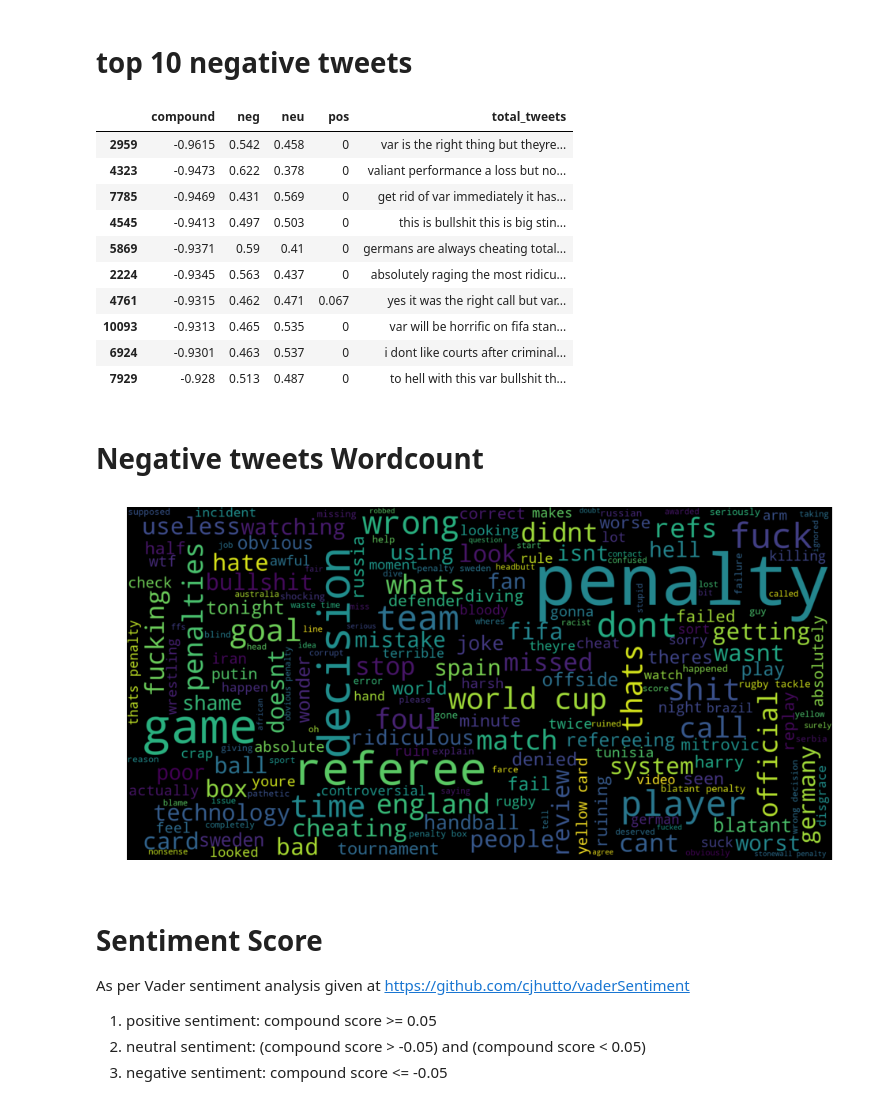
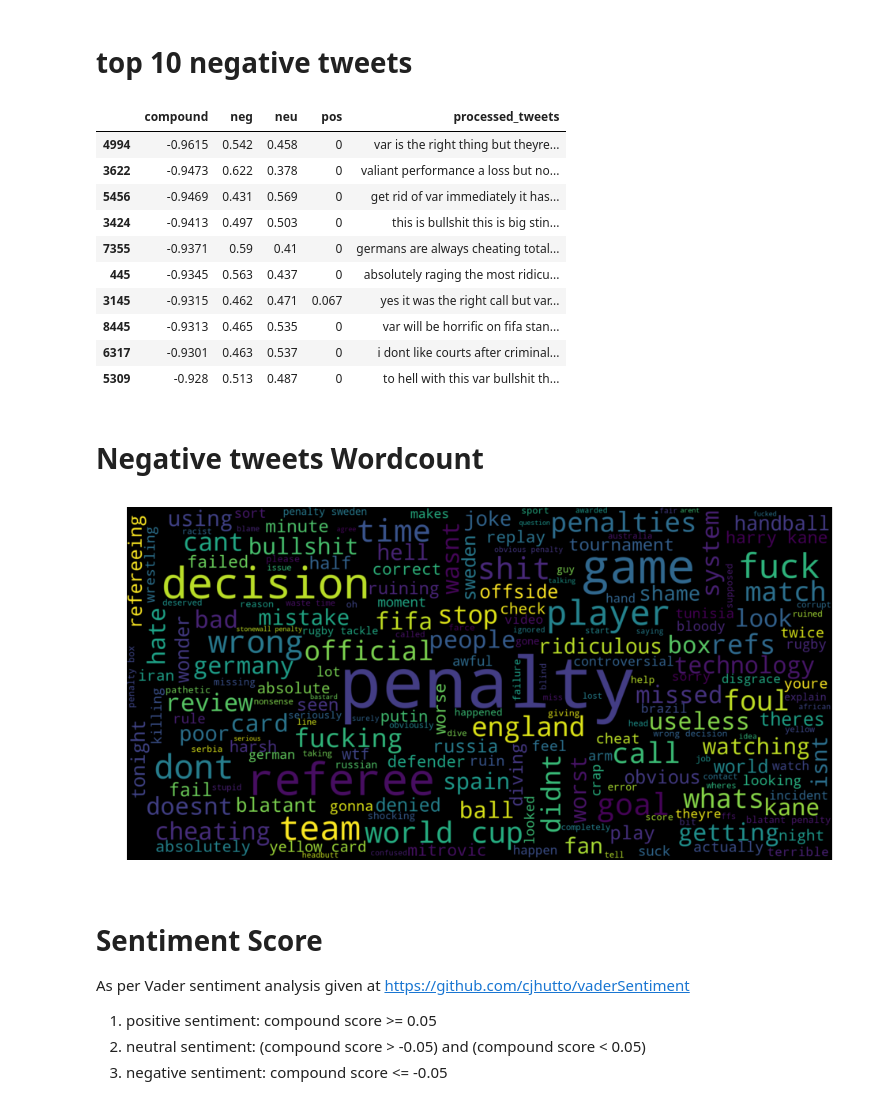
Before and after one commit to RavikumarVadai/twitter-sentiment-analysis, a Jupyter notebook: VAR .ipynb, the cells around one changed output. Drawn from its saved outputs; the diff is of its cells as text; code cells hidden in the pictures.

```diff
--- a/VAR .ipynb
+++ b/VAR .ipynb
@@ -151,7 +149,7 @@ stopwords_2 = ['nan','var', 'football', 'URL', 'USER_MENTION', 'worldcup', 'worl
               'russia2018worldcup',' bbcworldcup', 'fifaworldcup', 'fifaworldcup2018', 'argentinavsnigeria', 'worldcup2018russia']
 
 
-for tweet in total_tweets:
+for tweet in processed_tweets:
     words = tweet.strip().split()
     for word in words:
         if (word in stopwords )or(word in stopwords_2):
@@ -186,7 +184,7 @@ Fifteen most frequent words
 # Function to extract feauture vectors
 # %%
 featureVector = []
-for tweet in total_tweets:
+for tweet in processed_tweets:
     words = tweet.strip().split()
     for word in words:
         if (word in stopwords )or(word in stopwords_2):
@@ -210,7 +208,7 @@ plt.show()
 from nltk.sentiment.vader import SentimentIntensityAnalyzer
 analyser = SentimentIntensityAnalyzer()
 pos = []; neg = []; neu = []; compound = []
-for tweet in total_tweets:
+for tweet in processed_tweets:
     val = analyser.polarity_scores(tweet)
     pos.append(val['pos'])
     neg.append(val['neg'])
@@ -219,42 +217,42 @@ for tweet in total_tweets:
 # %% [markdown]
 # top 10 negative tweets
 # %%
-tweet_data = pd.DataFrame({'total_tweets' : total_tweets, 'pos' : pos, 'neg': neg, 'neu': neu, 'compound':compound})
-tweet_data.sort_values(by = 'compound', ascending = True).head(10).style.set_properties(subset=['total_tweets'], **{'width': '300px'})
+tweet_data = pd.DataFrame({'processed_tweets' : processed_tweets, 'pos' : pos, 'neg': neg, 'neu': neu, 'compound':compound})
+tweet_data.sort_values(by = 'compound', ascending = True).head(10).style.set_properties(subset=['processed_tweets'], **{'width': '300px'})
 # %% [output]
-|  | compound | neg | neu | pos | total_tweets |
-| 2959 | -0.9615 | 0.542 | 0.458 | 0 | var is the right thing but theyre... |
-| 4323 | -0.9473 | 0.622 | 0.378 | 0 | valiant performance a loss but no... |
-| 7785 | -0.9469 | 0.431 | 0.569 | 0 | get rid of var immediately it has... |
-| 4545 | -0.9413 | 0.497 | 0.503 | 0 | this is bullshit this is big stin... |
-| 5869 | -0.9371 | 0.59 | 0.41 | 0 | germans are always cheating total... |
-| 2224 | -0.9345 | 0.563 | 0.437 | 0 | absolutely raging the most ridicu... |
-| 4761 | -0.9315 | 0.462 | 0.471 | 0.067 | yes it was the right call but var... |
-| 10093 | -0.9313 | 0.465 | 0.535 | 0 | var will be horrific on fifa stan... |
-| 6924 | -0.9301 | 0.463 | 0.537 | 0 | i dont like courts after criminal... |
-| 7929 | -0.928 | 0.513 | 0.487 | 0 | to hell with this var bullshit th... |
+|  | compound | neg | neu | pos | processed_tweets |
+| 4994 | -0.9615 | 0.542 | 0.458 | 0 | var is the right thing but theyre... |
+| 3622 | -0.9473 | 0.622 | 0.378 | 0 | valiant performance a loss but no... |
+| 5456 | -0.9469 | 0.431 | 0.569 | 0 | get rid of var immediately it has... |
+| 3424 | -0.9413 | 0.497 | 0.503 | 0 | this is bullshit this is big stin... |
+| 7355 | -0.9371 | 0.59 | 0.41 | 0 | germans are always cheating total... |
+| 445 | -0.9345 | 0.563 | 0.437 | 0 | absolutely raging the most ridicu... |
+| 3145 | -0.9315 | 0.462 | 0.471 | 0.067 | yes it was the right call but var... |
+| 8445 | -0.9313 | 0.465 | 0.535 | 0 | var will be horrific on fifa stan... |
+| 6317 | -0.9301 | 0.463 | 0.537 | 0 | i dont like courts after criminal... |
+| 5309 | -0.928 | 0.513 | 0.487 | 0 | to hell with this var bullshit th... |
 # %% [markdown]
 # Negative tweets Wordcount
 # %%
 from wordcloud import WordCloud
 import matplotlib.pyplot as plt
 neg_featureVector = []
-df = tweet_data[tweet_data['compound'] < -0.05 ]
-neg_tweets = df['total_tweets'].values
+df1 = tweet_data[tweet_data['compound'] < -0.05 ]
+neg_tweets = df1['processed_tweets'].values
 for tweets_ in neg_tweets:
     words_ = tweets_.strip().split()
     for w in words_:
         if (w in stopwords )or(w in stopwords_2):
             continue
         else: neg_featureVector.append(w)
 neg_featureVectors = pd.Series(neg_featureVector).str.cat(sep=' ')
 Word_cloud = WordCloud(width=2000, height=1000, max_font_size=200).generate(neg_featureVectors)
 plt.figure(figsize=(16,10))
 plt.imshow(Word_cloud, interpolation="bilinear")
 plt.axis("off")
 plt.show()
 # %% [output]
-[figure, old version]
+[figure, new version]
 # %% [markdown]
 # Sentiment Score
 As per Vader sentiment analysis given at https://github.com/cjhutto/vaderSentiment
```
Also changed, not shown: parts of 11 cells of this notebook.
